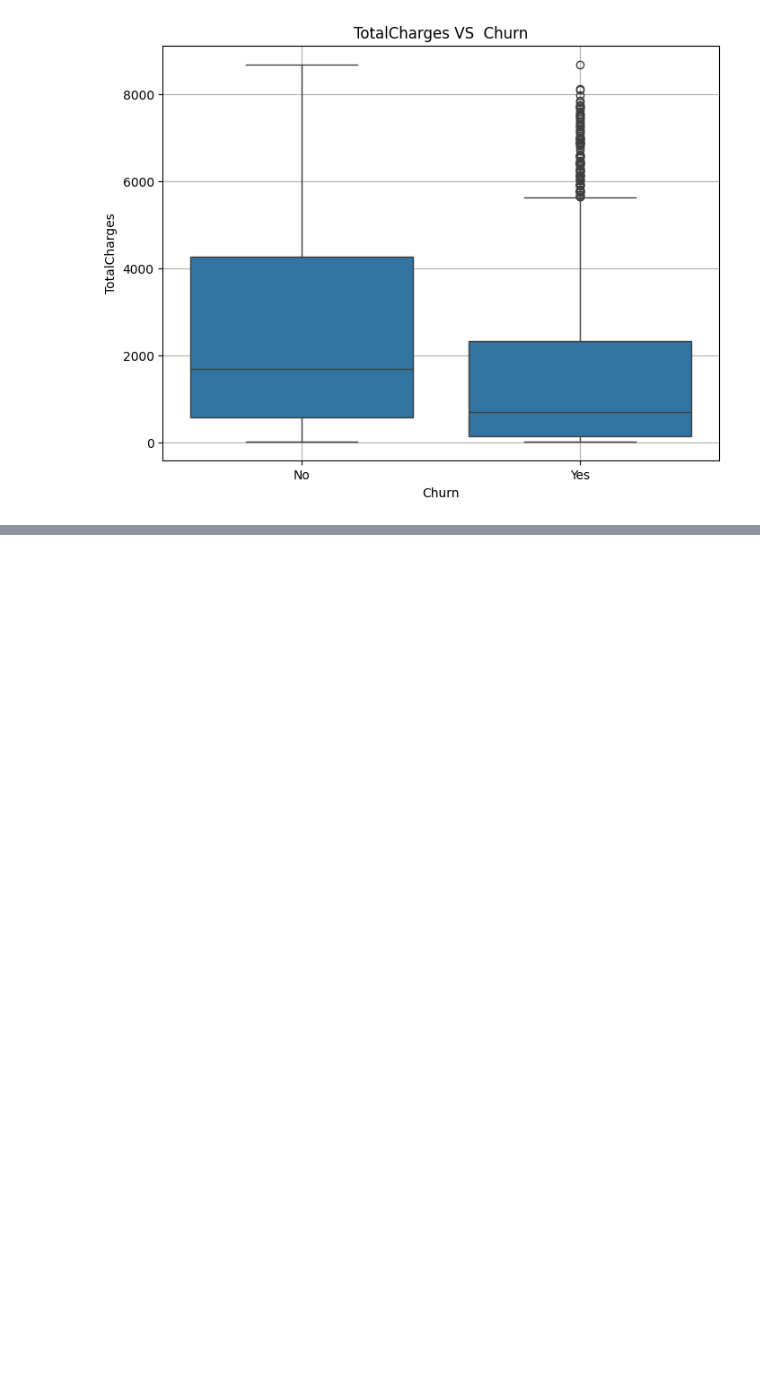
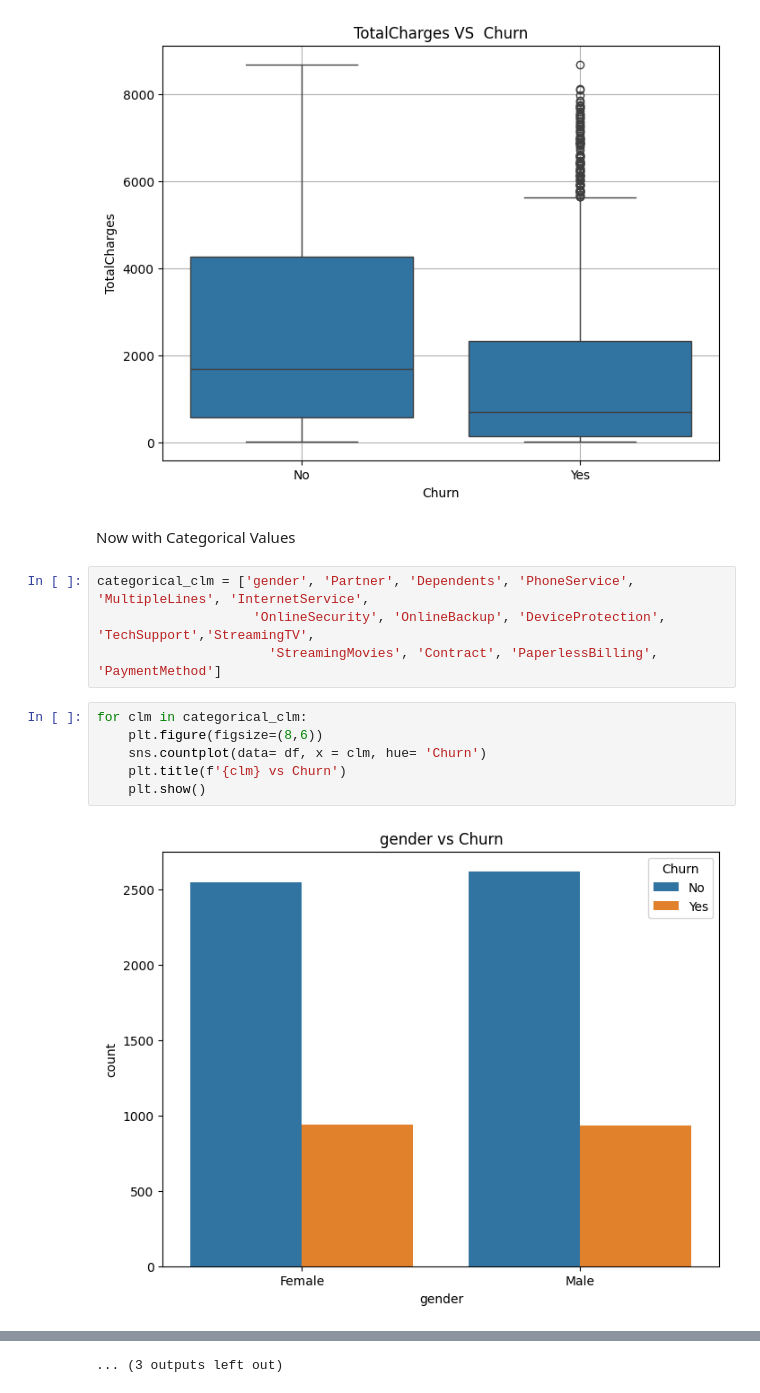
Before and after one commit to rahul-gitt/MY-PROJECTS, a Jupyter notebook: Telecom Customer Churn Prediction/main.ipynb, the cells around one changed output, grey strips where cells are left out. Drawn from its saved outputs; the diff is of its cells as text; blank space fills up the shorter version.

```diff
--- a/Telecom Customer Churn Prediction/main.ipynb
+++ b/Telecom Customer Churn Prediction/main.ipynb
@@ -114,3 +120,17 @@ plt.grid(True)
 plt.show()
 # %% [output]
 [figure]
+# %% [markdown]
+Now with Categorical Values
+# %%
+categorical_clm = ['gender', 'Partner', 'Dependents', 'PhoneService', 'MultipleLines', 'InternetService',
+                    'OnlineSecurity', 'OnlineBackup', 'DeviceProtection', 'TechSupport','StreamingTV',
+                      'StreamingMovies', 'Contract', 'PaperlessBilling', 'PaymentMethod']
+# %%
+for clm in categorical_clm:
+    plt.figure(figsize=(8,6))
+    sns.countplot(data= df, x = clm, hue= 'Churn')
+    plt.title(f'{clm} vs Churn')
+    plt.show()
+# %% [output]
+[figure, added]
@@ -116,0 +148 @@ plt.show()
+... (3 outputs left out)
```
Also changed, not shown: parts of 4 cells of this notebook.
